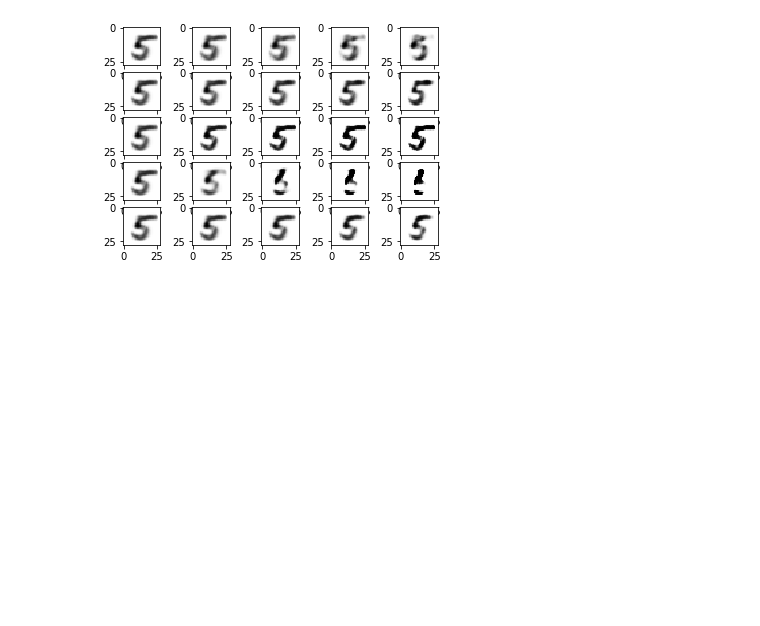
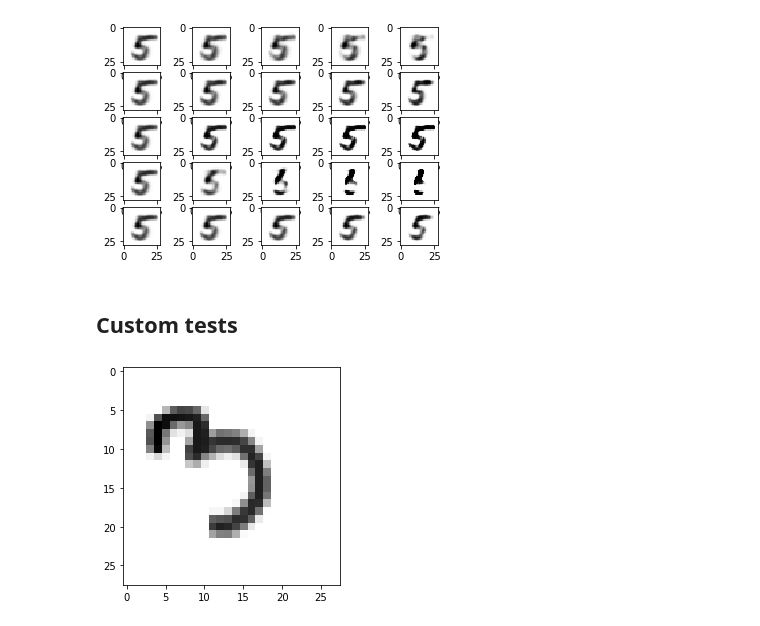
Before and after one commit to VIVelev/capsnets, a Jupyter notebook: mnist/playground.ipynb, the cells around one changed output. Drawn from its saved outputs; the diff is of its cells as text; code cells hidden in the pictures; blank space fills up the shorter version.

```diff
--- a/mnist/playground.ipynb
+++ b/mnist/playground.ipynb
@@ -53,3 +55,12 @@ for feature in range(10, 15):
         axarr[feature-10, i].imshow(capsnet.decoder(a.unsqueeze(0)).detach().view(28, 28).numpy(), cmap='binary')
 # %% [output]
 [figure]
+# %% [markdown]
+## Custom tests
+# %%
+image = np.array(Image.open('./tests/left_45.png').convert('LA').getdata(band=1)).reshape(28, 28)
+input = torch.tensor(image, dtype=torch.float32).unsqueeze(0).unsqueeze(0)
+# %%
+imshow(image)
+# %% [output]
+[figure, added]
```
Also changed, not shown: parts of 2 cells of this notebook, 6 other files.
